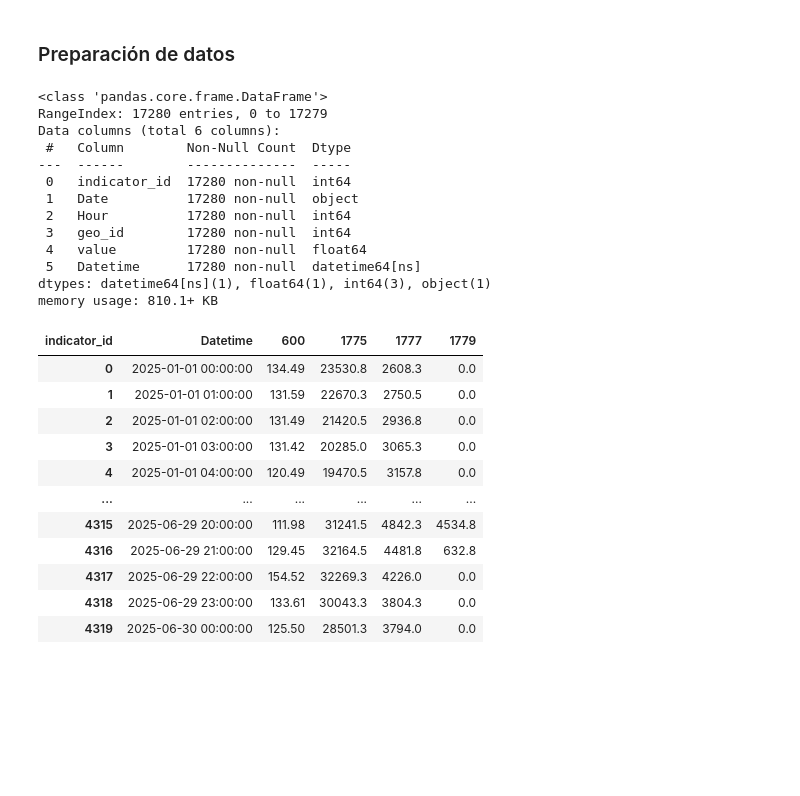
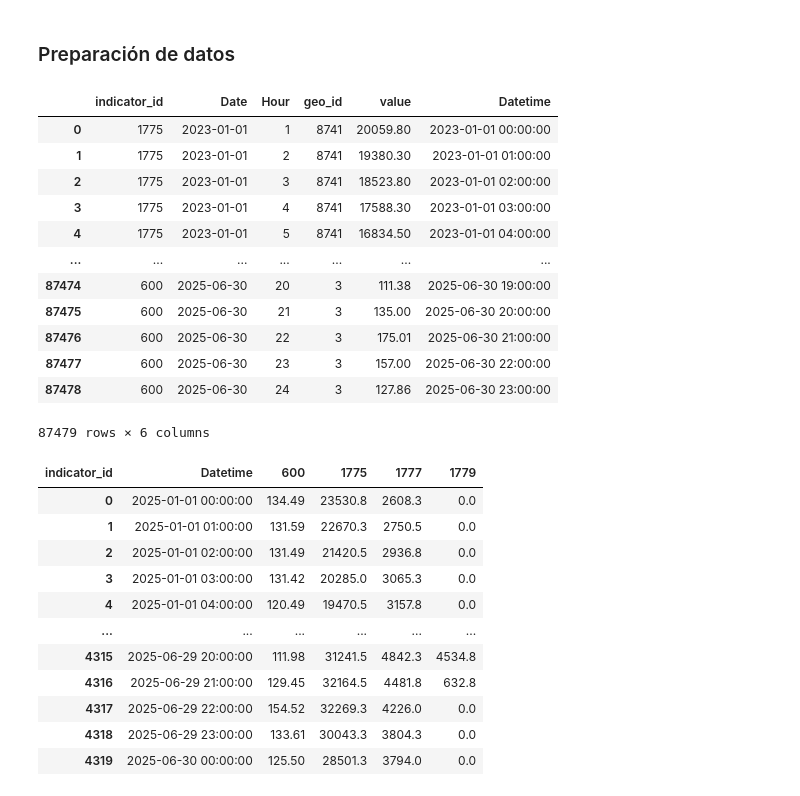
Before and after one commit to JaimeNavs9/proyecto_prediccion_MD, a Jupyter notebook: modelo_d+1_ml.ipynb, the cells around one changed output. Drawn from its saved outputs; the diff is of its cells as text; code cells hidden in the pictures; blank space fills up the shorter version.

Commit message:
solucion problema formato Date

```diff
--- a/modelo_d+1_ml.ipynb
+++ b/modelo_d+1_ml.ipynb
@@ -12,24 +12,26 @@ from sklearn.pipeline import Pipeline
 ### Preparación de datos
 # %%
 df_esios = pd.read_csv('data_training/esios_previsiones_d+1.csv')
+df_esios['Date'] = pd.to_datetime(df_esios['Date']).dt.date
 
 # Datetime de inicio del periodo
 df_esios['Datetime'] = pd.to_datetime(df_esios['Date']) + pd.to_timedelta(df_esios['Hour'] - 1, unit='h')
-df_esios.info()
+
+df_esios
 # %% [output]
+|  | indicator_id | Date | Hour | geo_id | value | Datetime |
+| 0 | 1775 | 2023-01-01 | 1 | 8741 | 20059.80 | 2023-01-01 00:00:00 |
+| 1 | 1775 | 2023-01-01 | 2 | 8741 | 19380.30 | 2023-01-01 01:00:00 |
+| 2 | 1775 | 2023-01-01 | 3 | 8741 | 18523.80 | 2023-01-01 02:00:00 |
+| 3 | 1775 | 2023-01-01 | 4 | 8741 | 17588.30 | 2023-01-01 03:00:00 |
+| 4 | 1775 | 2023-01-01 | 5 | 8741 | 16834.50 | 2023-01-01 04:00:00 |
+| ... | ... | ... | ... | ... | ... | ... |
+| 87474 | 600 | 2025-06-30 | 20 | 3 | 111.38 | 2025-06-30 19:00:00 |
+| 87475 | 600 | 2025-06-30 | 21 | 3 | 135.00 | 2025-06-30 20:00:00 |
+| 87476 | 600 | 2025-06-30 | 22 | 3 | 175.01 | 2025-06-30 21:00:00 |
+| 87477 | 600 | 2025-06-30 | 23 | 3 | 157.00 | 2025-06-30 22:00:00 |
+| 87478 | 600 | 2025-06-30 | 24 | 3 | 127.86 | 2025-06-30 23:00:00 |
-<class 'pandas.core.frame.DataFrame'>
-RangeIndex: 17280 entries, 0 to 17279
-Data columns (total 6 columns):
- #   Column        Non-Null Count  Dtype
----  ------        --------------  -----
- 0   indicator_id  17280 non-null  int64
- 1   Date          17280 non-null  object
- 2   Hour          17280 non-null  int64
- 3   geo_id        17280 non-null  int64
- 4   value         17280 non-null  float64
- 5   Datetime      17280 non-null  datetime64[ns]
-dtypes: datetime64[ns](1), float64(1), int64(3), object(1)
-memory usage: 810.1+ KB
+87479 rows × 6 columns
 # %%
 df_esios_clean = df_esios[['Datetime', 'indicator_id', 'value']].copy()
 df_esios_clean.drop_duplicates(subset=['Datetime', 'indicator_id'], keep='first', inplace=True)
```
Also changed, not shown: 2 other files.
